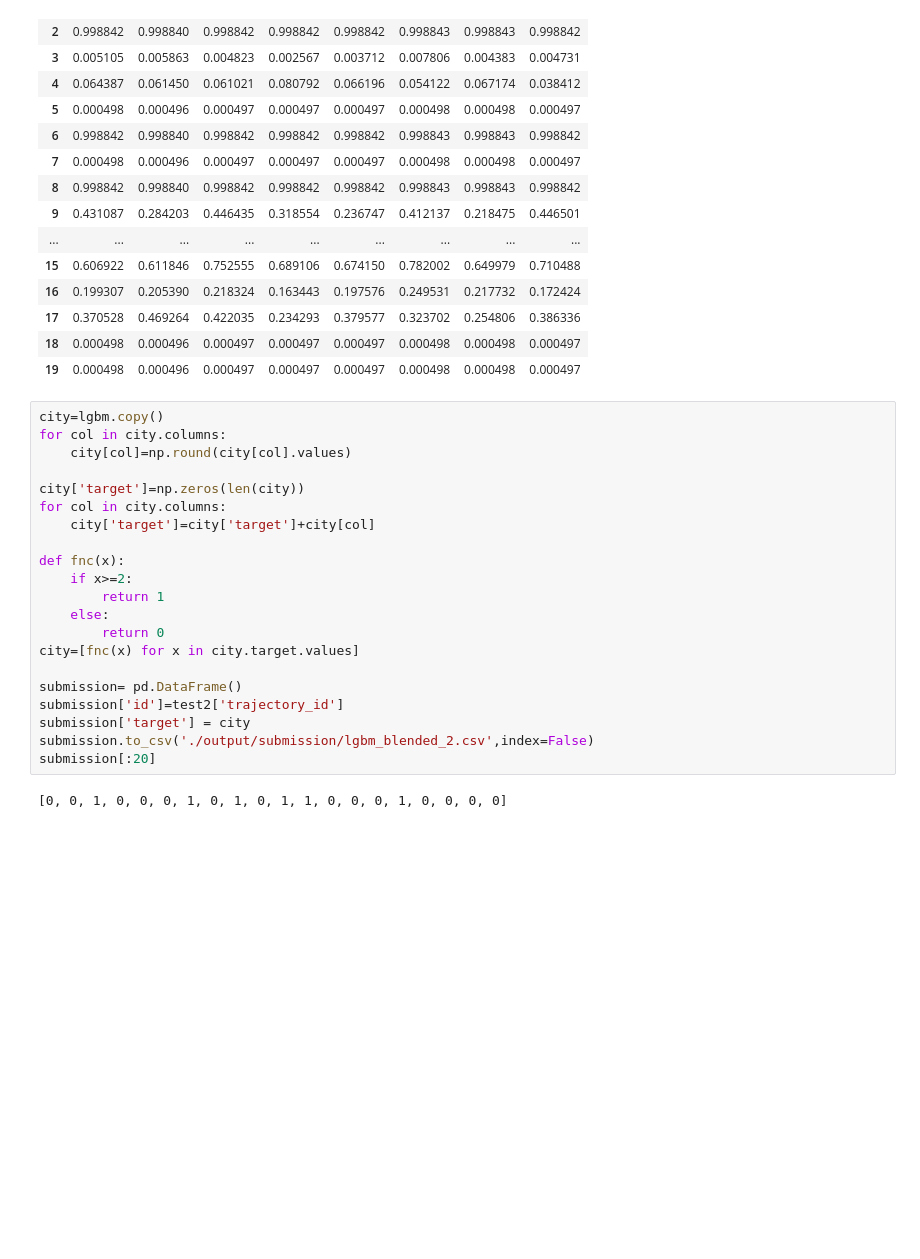
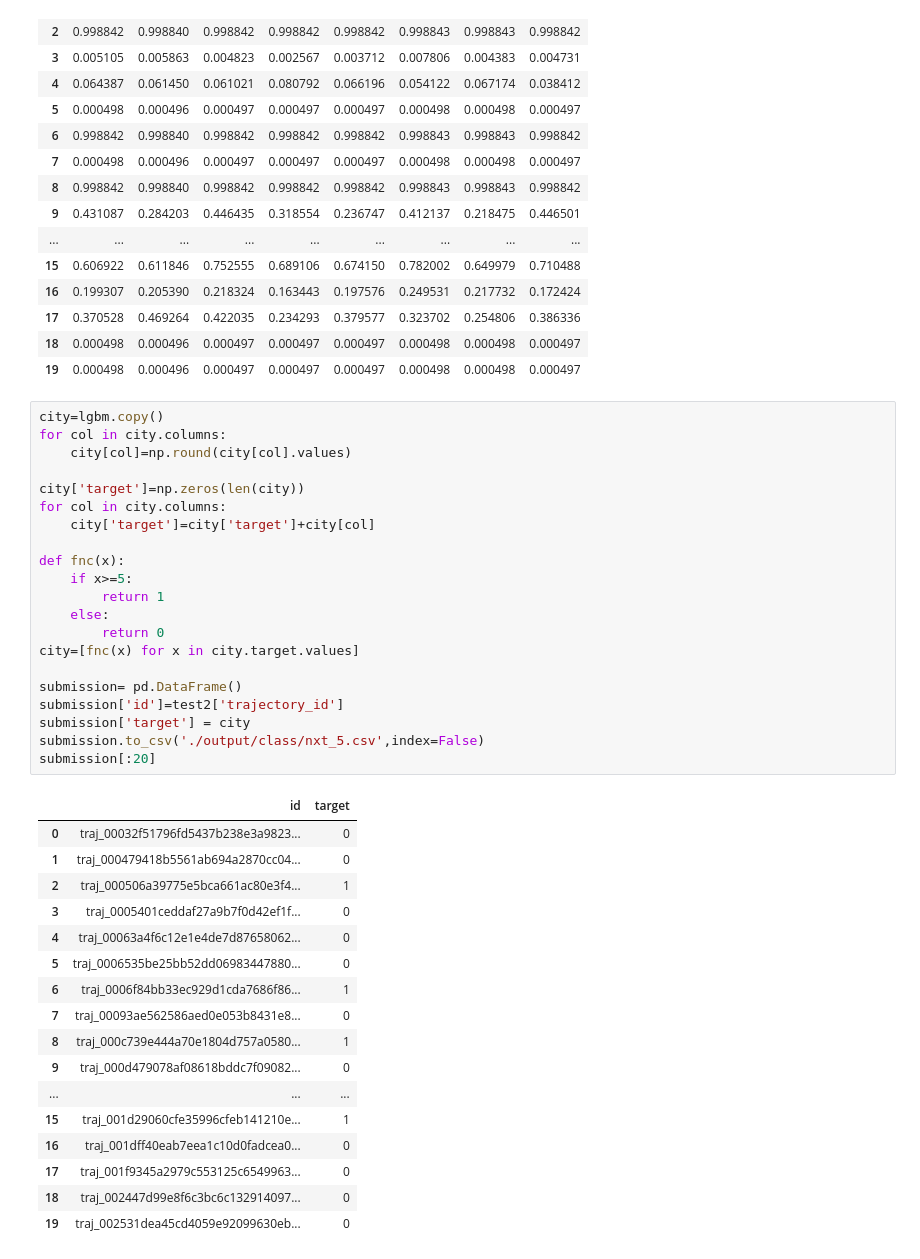
Before and after one commit to jkpawlowski96/EY_smartcity, a Jupyter notebook: NextStage.ipynb, the cells around one changed output. Saved outputs shown, nothing was run; the diff lists cells and outputs as text; blank space fills up the shorter version.

```diff
--- a/NextStage.ipynb
+++ b/NextStage.ipynb
@@ -255,23 +255,39 @@ lgbm[:20]
 # %%
 city=lgbm.copy()
 for col in city.columns:
     city[col]=np.round(city[col].values)
 
 city['target']=np.zeros(len(city))
 for col in city.columns:
     city['target']=city['target']+city[col]
 
 def fnc(x):
-    if x>=2:
+    if x>=5:
         return 1
     else:
         return 0
 city=[fnc(x) for x in city.target.values]
 
 submission= pd.DataFrame()
 submission['id']=test2['trajectory_id']
 submission['target'] = city
-submission.to_csv('./output/submission/lgbm_blended_2.csv',index=False)
+submission.to_csv('./output/class/nxt_5.csv',index=False)
 submission[:20]
 # %% [output]
-[0, 0, 1, 0, 0, 0, 1, 0, 1, 0, 1, 1, 0, 0, 0, 1, 0, 0, 0, 0]
+|  | id | target |
+| 0 | traj_00032f51796fd5437b238e3a9823... | 0 |
+| 1 | traj_000479418b5561ab694a2870cc04... | 0 |
+| 2 | traj_000506a39775e5bca661ac80e3f4... | 1 |
+| 3 | traj_0005401ceddaf27a9b7f0d42ef1f... | 0 |
+| 4 | traj_00063a4f6c12e1e4de7d87658062... | 0 |
+| 5 | traj_0006535be25bb52dd06983447880... | 0 |
+| 6 | traj_0006f84bb33ec929d1cda7686f86... | 1 |
+| 7 | traj_00093ae562586aed0e053b8431e8... | 0 |
+| 8 | traj_000c739e444a70e1804d757a0580... | 1 |
+| 9 | traj_000d479078af08618bddc7f09082... | 0 |
+| ... | ... | ... |
+| 15 | traj_001d29060cfe35996cfeb141210e... | 1 |
+| 16 | traj_001dff40eab7eea1c10d0fadcea0... | 0 |
+| 17 | traj_001f9345a2979c553125c6549963... | 0 |
+| 18 | traj_002447d99e8f6c3bc6c132914097... | 0 |
+| 19 | traj_002531dea45cd4059e92099630eb... | 0 |
```
Also changed, not shown: parts of 1 cell of this notebook, 1 other file.
